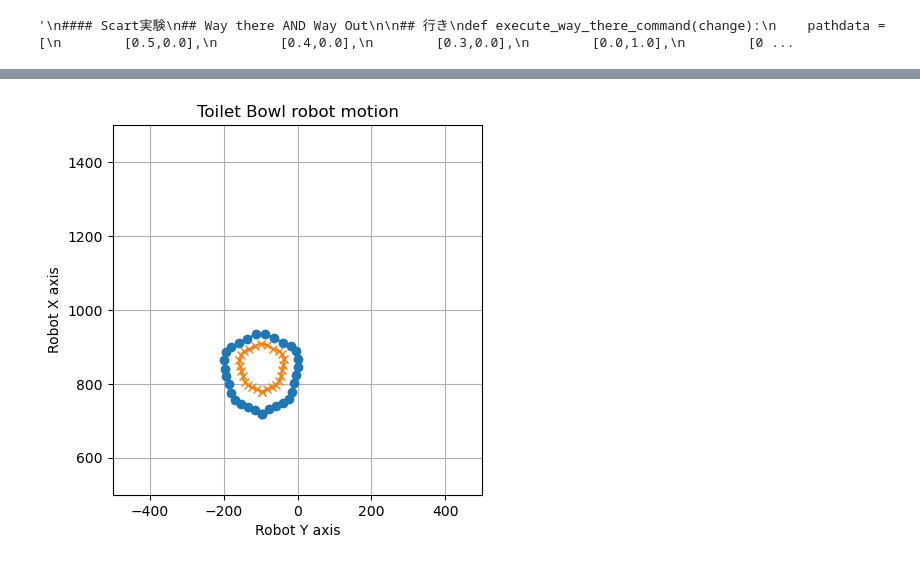
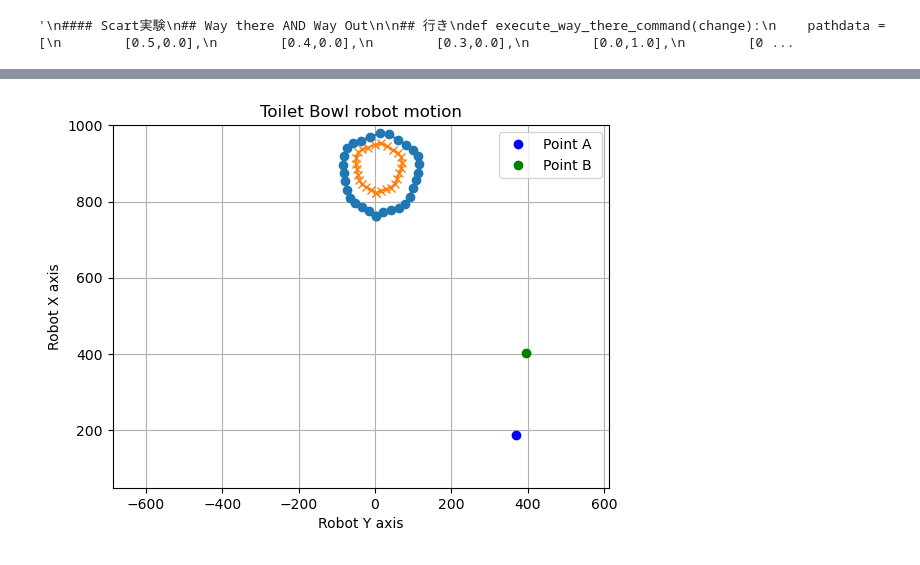
Before and after one commit to nilupul-tsukarm/VisionSystem, a Jupyter notebook: BowlDetection/KHI_DUAL.ipynb, the cells around one changed output, grey strips where cells are left out. Saved outputs shown, nothing was run; the diff lists cells and outputs as text; code cells hidden in the pictures.

Commit message:
Update KHI_DUAL.ipynb new plots and points A and B data

```diff
--- a/BowlDetection/KHI_DUAL.ipynb
+++ b/BowlDetection/KHI_DUAL.ipynb
@@ -605,6 +612,13 @@ class JSONSubscriber(Node):
             # Convert ROS Image message to OpenCV image
             annotated_image = self.bridge.imgmsg_to_cv2(msg, desired_encoding='bgr8')
             self.recent_annotated_image = annotated_image
+            recent_annotated_image_rgb = cv2.cvtColor(recent_annotated_image, cv2.COLOR_BGR2RGB)
+
+            # Display the image using matplotlib
+            #plt.imshow(recent_annotated_image_rgb)
+            #print("img show")
+            #plt.axis('off')  # Turn off axis labels
+            #plt.show()
         except Exception as e:
             self.get_logger().error('Error processing image data: %s' % str(e))
 
@@ -780,35 +827,44 @@ before apply B
 # %%
 ## Plot operating points for confirmation
 %matplotlib inline
 import matplotlib.pyplot as plt
 import numpy as np
 
 # plotting data
 plt.plot(trajectory_outer[:,1], trajectory_outer[:,0], marker='o', linestyle='-')  # 点を'○'で、線で結ぶ
 plt.plot(trajectory_inner[:,1], trajectory_inner[:,0], marker='x', linestyle='-')  # 点を'x'で、線で結ぶ
 
+plt.plot( recent_Ax_offset, recent_Ay_offset, marker='o', linestyle='', color='blue', label='Point A ')
 
+# Plot Bx and By offset values
+plt.plot( recent_Bx_offset, recent_By_offset, marker='o', linestyle='', color='green', label='Point B ')
+
+
+expand = 300
 # Set the maximum and minimum values of Robot's Y-axis
 #plt.xlim(-187 - 200, -187 + 200)
-plt.xlim(-500, 500)
+plt.xlim(-187 - 200 - expand, -187 + 200 + expand+expand)
+#plt.xlim(-500, 500)
 
 # Set the maximum and minimum values of Robot's X-axis
 #plt.ylim(700 - 350, 700)
-plt.ylim(500, 1500)
+plt.ylim(700 - 350 -expand, 700+expand)
+#plt.ylim(500, 1500)
 
 # Set aspect ratio equal
 plt.gca().set_aspect('equal', adjustable='box')
 
 
 # Add title and axis labels
 plt.title('Toilet Bowl robot motion')
 plt.xlabel('Robot Y axis')
 plt.ylabel('Robot X axis')
 
+plt.legend()
 # Show Grids
 plt.grid(True)
 # %% [output]
-[figure, old version]
+[figure, new version]
 # %%
 ###### Collection of methods to monitor whether the robot arm has completed its operation
 def waitForMovingLeft():
```
Also changed, not shown: parts of 11 cells of this notebook.
